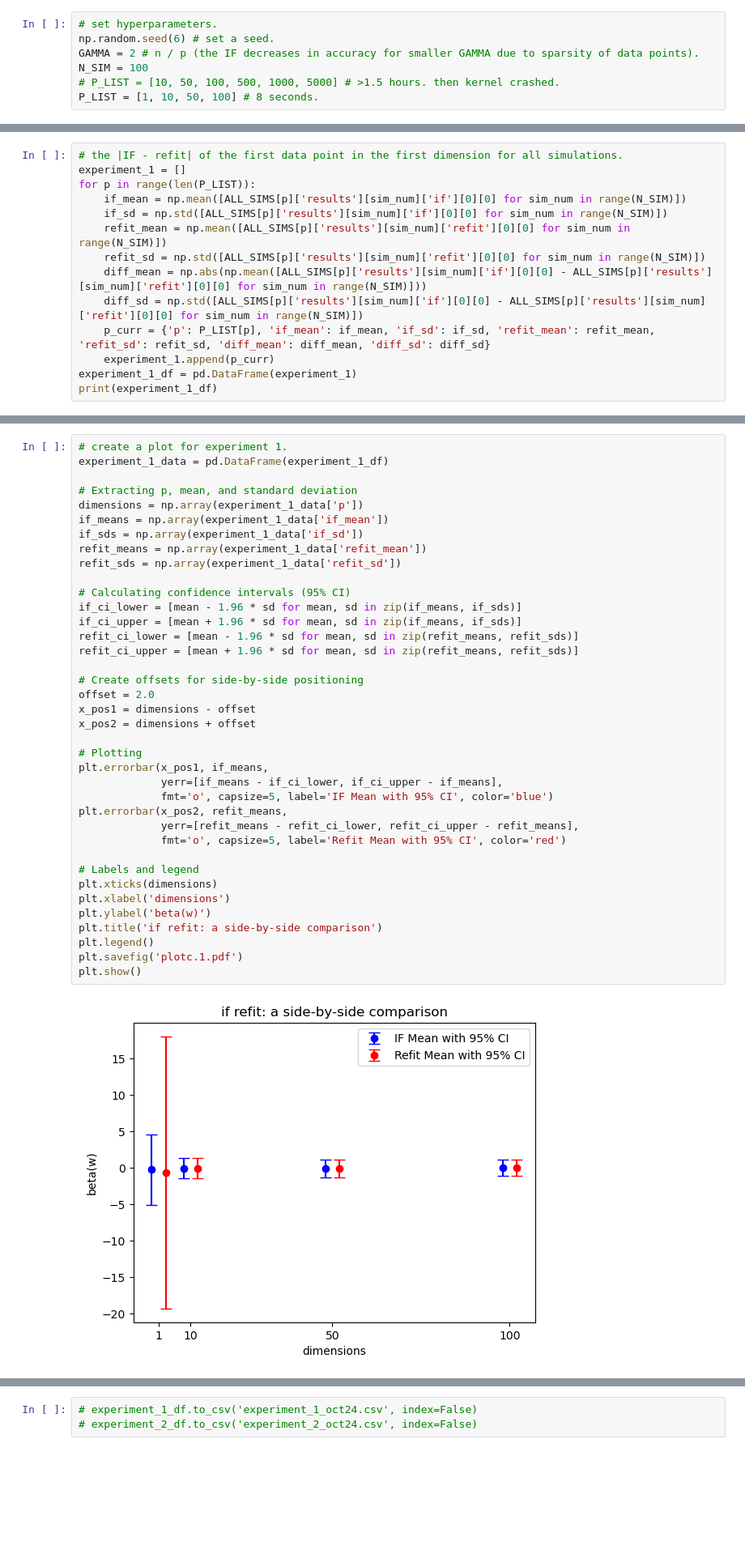
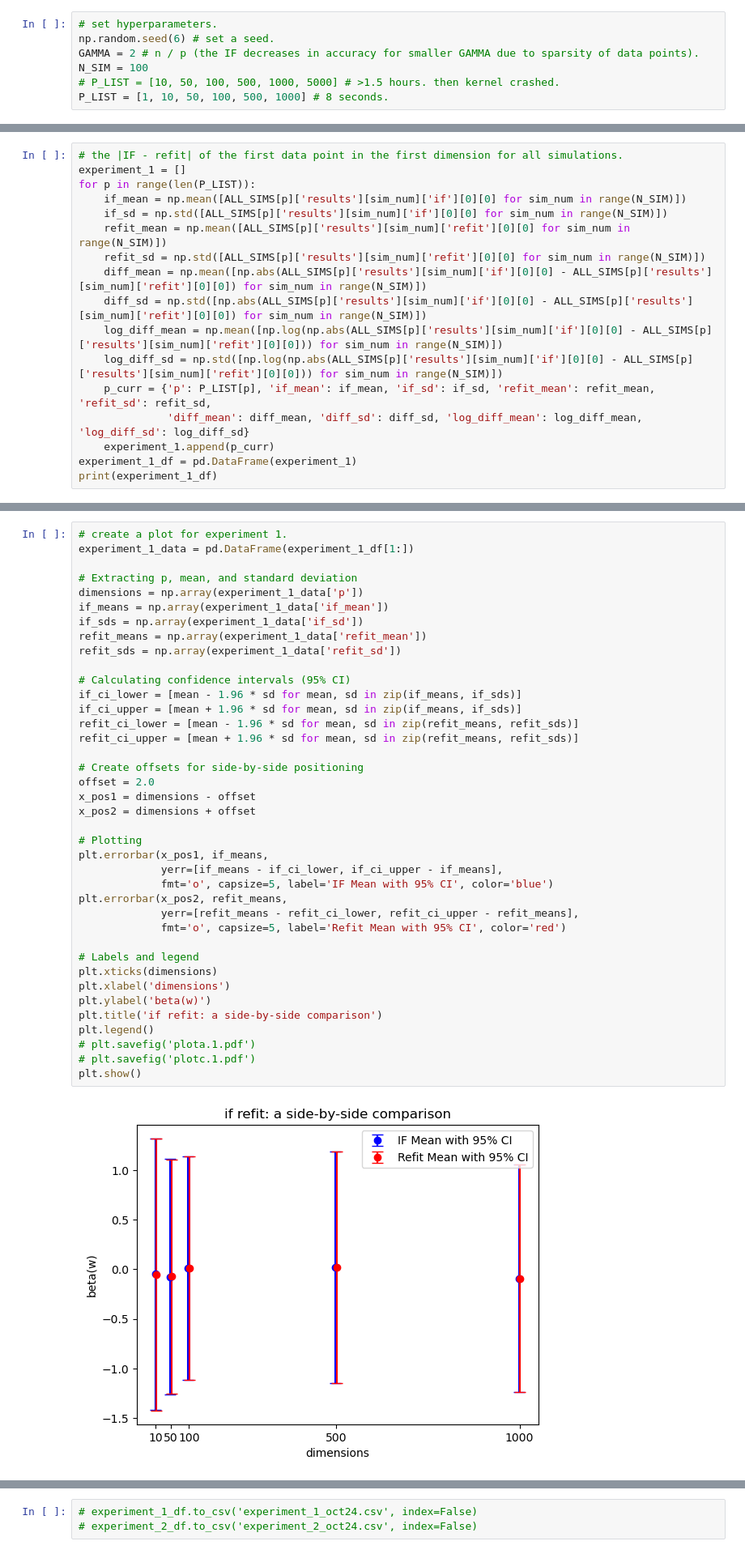
Before and after one commit to JennyHuang19/gradientBasedDataDroppingFailureModes, a Jupyter notebook: ways-forward/high_dimensions.ipynb, the cells around one changed output, grey strips where cells are left out. Shown at 81% size. Cells and saved outputs as stored; diff of their text form; blank space fills up the shorter version.

```diff
--- a/ways-forward/high_dimensions.ipynb
+++ b/ways-forward/high_dimensions.ipynb
@@ -248,7 +248,7 @@ np.random.seed(6) # set a seed.
 GAMMA = 2 # n / p (the IF decreases in accuracy for smaller GAMMA due to sparsity of data points).
 N_SIM = 100
 # P_LIST = [10, 50, 100, 500, 1000, 5000] # >1.5 hours. then kernel crashed.
-P_LIST = [1, 10, 50, 100] # 8 seconds.
+P_LIST = [1, 10, 50, 100, 500, 1000] # 8 seconds.
 # %%
 ALL_SIMS = []
 
@@ -309,9 +311,12 @@ for p in range(len(P_LIST)):
     if_sd = np.std([ALL_SIMS[p]['results'][sim_num]['if'][0][0] for sim_num in range(N_SIM)])
     refit_mean = np.mean([ALL_SIMS[p]['results'][sim_num]['refit'][0][0] for sim_num in range(N_SIM)])
     refit_sd = np.std([ALL_SIMS[p]['results'][sim_num]['refit'][0][0] for sim_num in range(N_SIM)])
-    diff_mean = np.abs(np.mean([ALL_SIMS[p]['results'][sim_num]['if'][0][0] - ALL_SIMS[p]['results'][sim_num]['refit'][0][0] for sim_num in range(N_SIM)]))
-    diff_sd = np.std([ALL_SIMS[p]['results'][sim_num]['if'][0][0] - ALL_SIMS[p]['results'][sim_num]['refit'][0][0] for sim_num in range(N_SIM)])
-    p_curr = {'p': P_LIST[p], 'if_mean': if_mean, 'if_sd': if_sd, 'refit_mean': refit_mean, 'refit_sd': refit_sd, 'diff_mean': diff_mean, 'diff_sd': diff_sd}
+    diff_mean = np.mean([np.abs(ALL_SIMS[p]['results'][sim_num]['if'][0][0] - ALL_SIMS[p]['results'][sim_num]['refit'][0][0]) for sim_num in range(N_SIM)])
+    diff_sd = np.std([np.abs(ALL_SIMS[p]['results'][sim_num]['if'][0][0] - ALL_SIMS[p]['results'][sim_num]['refit'][0][0]) for sim_num in range(N_SIM)])
+    log_diff_mean = np.mean([np.log(np.abs(ALL_SIMS[p]['results'][sim_num]['if'][0][0] - ALL_SIMS[p]['results'][sim_num]['refit'][0][0])) for sim_num in range(N_SIM)])
+    log_diff_sd = np.std([np.log(np.abs(ALL_SIMS[p]['results'][sim_num]['if'][0][0] - ALL_SIMS[p]['results'][sim_num]['refit'][0][0])) for sim_num in range(N_SIM)])
+    p_curr = {'p': P_LIST[p], 'if_mean': if_mean, 'if_sd': if_sd, 'refit_mean': refit_mean, 'refit_sd': refit_sd,
+              'diff_mean': diff_mean, 'diff_sd': diff_sd, 'log_diff_mean': log_diff_mean, 'log_diff_sd': log_diff_sd}
     experiment_1.append(p_curr)
 experiment_1_df = pd.DataFrame(experiment_1)
 print(experiment_1_df)
@@ -324,6 +339,6 @@ print(experiment_1_df)
 # %%
 # create a plot for experiment 1.
-experiment_1_data = pd.DataFrame(experiment_1_df)
+experiment_1_data = pd.DataFrame(experiment_1_df[1:])
 
 # Extracting p, mean, and standard deviation
 dimensions = np.array(experiment_1_data['p'])
@@ -332,32 +347,33 @@ if_sds = np.array(experiment_1_data['if_sd'])
 refit_means = np.array(experiment_1_data['refit_mean'])
 refit_sds = np.array(experiment_1_data['refit_sd'])
 
 # Calculating confidence intervals (95% CI)
 if_ci_lower = [mean - 1.96 * sd for mean, sd in zip(if_means, if_sds)]
 if_ci_upper = [mean + 1.96 * sd for mean, sd in zip(if_means, if_sds)]
 refit_ci_lower = [mean - 1.96 * sd for mean, sd in zip(refit_means, refit_sds)]
 refit_ci_upper = [mean + 1.96 * sd for mean, sd in zip(refit_means, refit_sds)]
 
 # Create offsets for side-by-side positioning
 offset = 2.0
 x_pos1 = dimensions - offset
 x_pos2 = dimensions + offset
 
 # Plotting
 plt.errorbar(x_pos1, if_means,
              yerr=[if_means - if_ci_lower, if_ci_upper - if_means],
              fmt='o', capsize=5, label='IF Mean with 95% CI', color='blue')
 plt.errorbar(x_pos2, refit_means,
              yerr=[refit_means - refit_ci_lower, refit_ci_upper - refit_means],
              fmt='o', capsize=5, label='Refit Mean with 95% CI', color='red')
 
 # Labels and legend
 plt.xticks(dimensions)
 plt.xlabel('dimensions')
 plt.ylabel('beta(w)')
 plt.title('if refit: a side-by-side comparison')
 plt.legend()
-plt.savefig('plotc.1.pdf')
+# plt.savefig('plota.1.pdf')
+# plt.savefig('plotc.1.pdf')
 plt.show()
 # %% [output]
-[figure, old version]
+[figure, new version]
```
Also changed, not shown: parts of 10 cells of this notebook.
